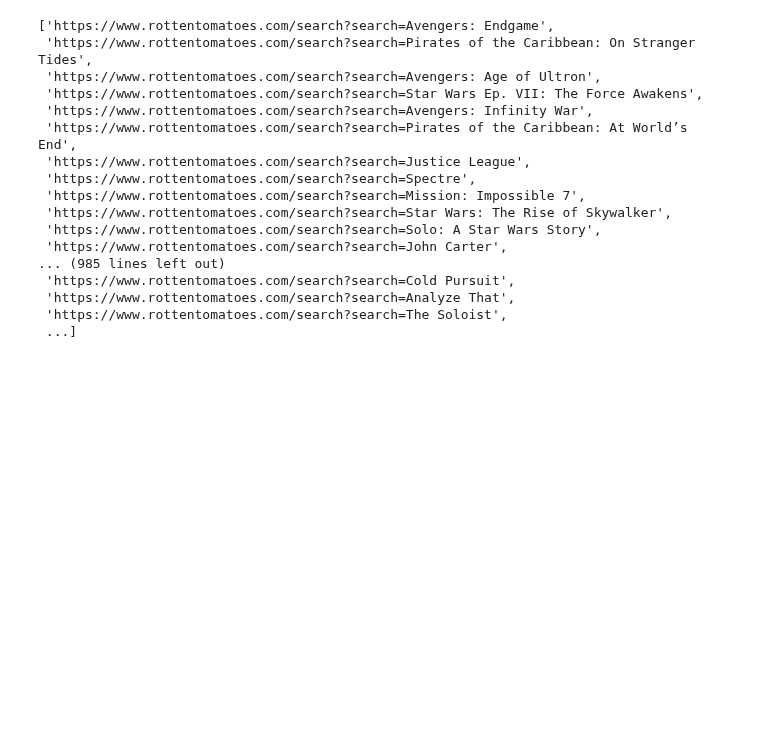
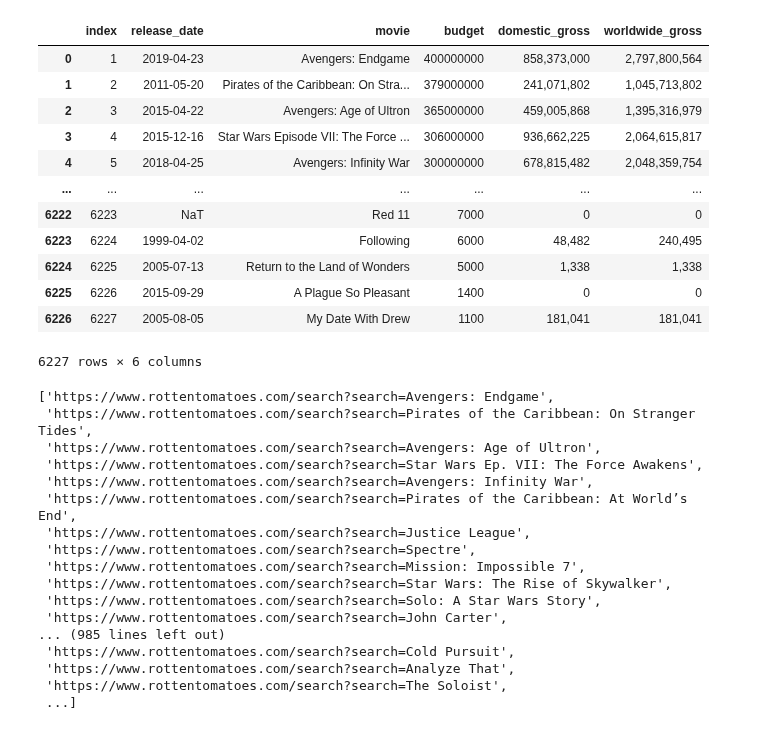
Before and after one commit to lmbauyeung/Final_Project, a Jupyter notebook: Web Scraping_Rotten Tomatoes.ipynb, the cells around one changed output. Cells and saved outputs as stored; diff of their text form; code cells hidden in the pictures; blank space fills up the shorter version.

```diff
--- a/Web Scraping_Rotten Tomatoes.ipynb
+++ b/Web Scraping_Rotten Tomatoes.ipynb
@@ -22,0 +56,3 @@ df
+# %%
+df["budget"] = df["budget"].replace(',', '').astype(int)
+df.info()
@@ -23,3 +73,19 @@ df
+# %%
+df
+# %% [output]
+|  | index | release_date | movie | budget | domestic_gross | worldwide_gross |
+| 0 | 1 | 2019-04-23 | Avengers: Endgame | 400000000 | 858,373,000 | 2,797,800,564 |
+| 1 | 2 | 2011-05-20 | Pirates of the Caribbean: On Stra... | 379000000 | 241,071,802 | 1,045,713,802 |
+| 2 | 3 | 2015-04-22 | Avengers: Age of Ultron | 365000000 | 459,005,868 | 1,395,316,979 |
+| 3 | 4 | 2015-12-16 | Star Wars Episode VII: The Force ... | 306000000 | 936,662,225 | 2,064,615,817 |
+| 4 | 5 | 2018-04-25 | Avengers: Infinity War | 300000000 | 678,815,482 | 2,048,359,754 |
+| ... | ... | ... | ... | ... | ... | ... |
+| 6222 | 6223 | NaT | Red 11 | 7000 | 0 | 0 |
+| 6223 | 6224 | 1999-04-02 | Following | 6000 | 48,482 | 240,495 |
+| 6224 | 6225 | 2005-07-13 | Return to the Land of Wonders | 5000 | 1,338 | 1,338 |
+| 6225 | 6226 | 2015-09-29 | A Plague So Pleasant | 1400 | 0 | 0 |
+| 6226 | 6227 | 2005-08-05 | My Date With Drew | 1100 | 181,041 | 181,041 |
+6227 rows × 6 columns
 # %%
 urls = []
 for i in df["MOVIE"].to_list():
```
Also changed, not shown: parts of 4 cells of this notebook.
